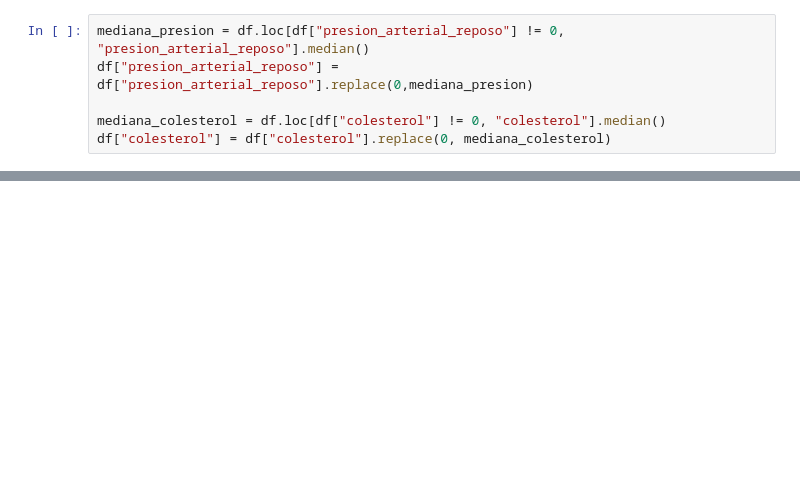
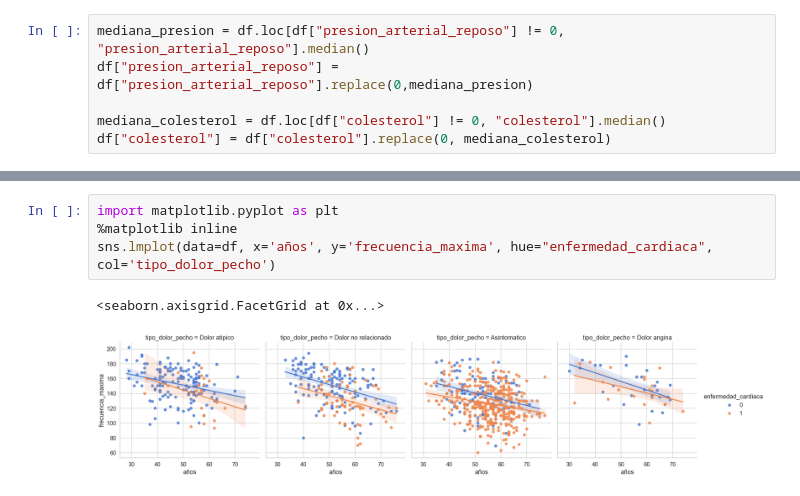
Before and after one commit to kevmatres/EDA_heart, a Jupyter notebook: notebook/notebook_eda_heart.ipynb, the cells around one changed output, grey strips where cells are left out. Cells and saved outputs as stored; diff of their text form; blank space fills up the shorter version.

```diff
--- a/notebook/notebook_eda_heart.ipynb
+++ b/notebook/notebook_eda_heart.ipynb
@@ -139,3 +151,10 @@ for columna in col_boxplot:
 [figure]
 [figure]
 [figure]
+# %%
+import matplotlib.pyplot as plt
+%matplotlib inline
+sns.lmplot(data=df, x='años', y='frecuencia_maxima', hue="enfermedad_cardiaca", col='tipo_dolor_pecho')
+# %% [output]
+<seaborn.axisgrid.FacetGrid at 0x...>
+[figure, added]
```
Also changed, not shown: parts of 7 cells of this notebook.
